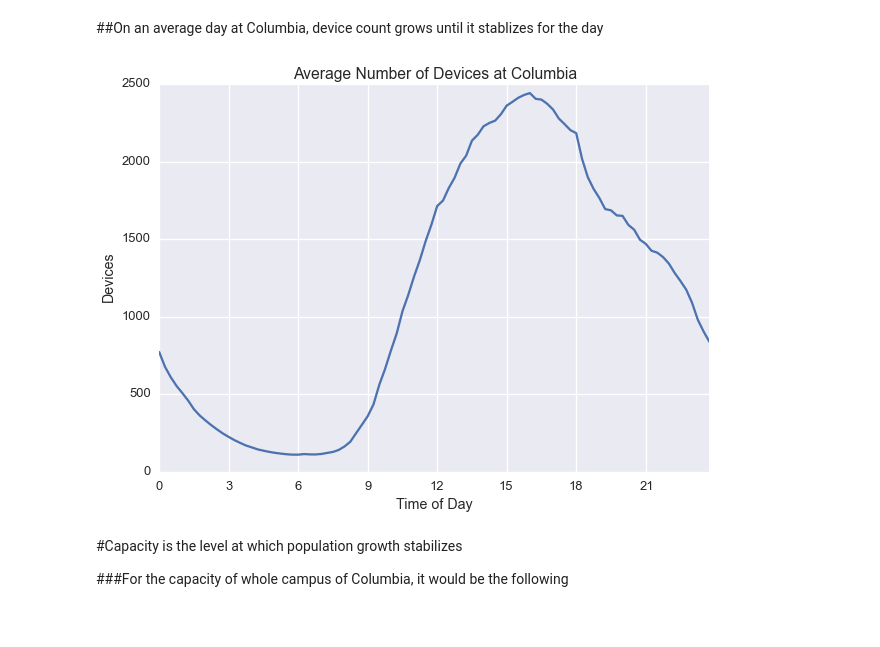
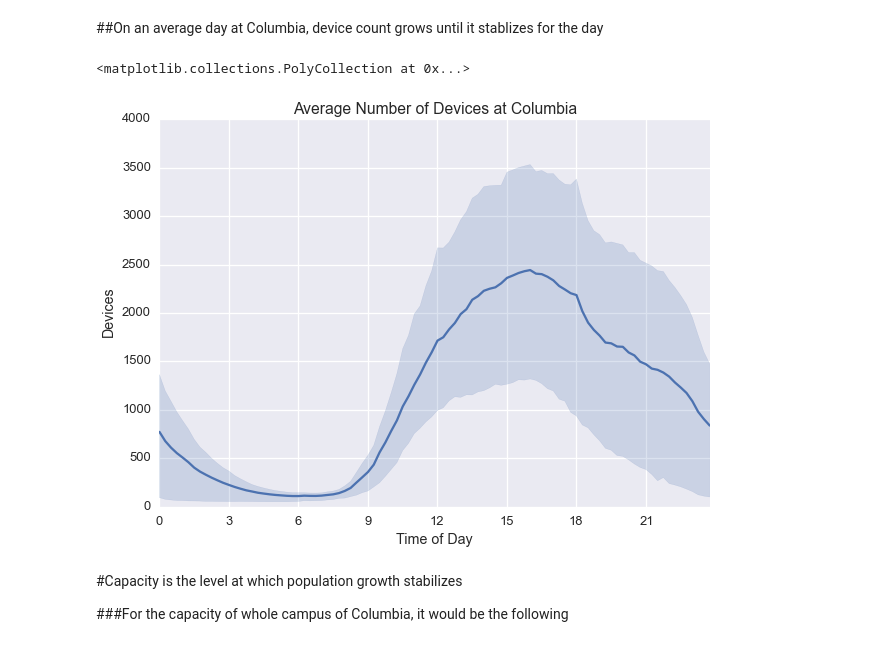
Before and after one commit to ADI-Labs/density, a Jupyter notebook: datasci/density_demo.ipynb, the cells around one changed output. Drawn from its saved outputs; the diff is of its cells as text; code cells hidden in the pictures.

```diff
--- a/datasci/density_demo.ipynb
+++ b/datasci/density_demo.ipynb
@@ -12,3 +44,3 @@ import requests
 # %%
-raw = pd.read_csv('../scripts/demo_data.csv', parse_dates = [0], index_col = 0)
+raw = pd.read_csv('../scripts/demo_data.csv')
 buildings = pd.read_csv('../scripts/buildings.csv', index_col = 0, header = None, squeeze = True)
@@ -25,3 +47,6 @@ Devices connect to wifi routers across Columbia's campus.  CUIT aggregates devic
+# %%
+raw['dump_time'] = pd.to_datetime(raw['dump_time'])
+raw = raw.set_index('dump_time')
 # %%
 raw.head()
 # %% [output]
@@ -86,15 +115,21 @@ def dayplot(plotfn, title):
     plt.xticks([0,3,6,9,12,15,18,21])
     plt.ylabel('Devices')
     plt.xlabel('Time of Day')
+    return ax
 # %% [markdown]
 ##On an average day at Columbia, device count grows until it stablizes for the day
 # %%
 totalday = pd.crosstab(raw.hrfrac, raw.index.date, values=raw.client_count, aggfunc=pd.Series.sum)
+total = raw.reset_index().groupby('dump_time').agg({'client_count':'sum', 'hrfrac':'mean'}).reset_index()
 
-dayplot(totalday.mean(axis=1), 'Average Number of Devices at Columbia')
-plt.savefig('../datasci/avg_day.png')
+ax = dayplot(totalday.mean(axis=1), 'Average Number of Devices at Columbia')
+palette = sns.color_palette()
+low = total.groupby("hrfrac")['client_count'].apply(np.percentile, 25)
+high = total.groupby("hrfrac")['client_count'].apply(np.percentile, 75)
+ax.fill_between(low.index, low, high, alpha=.2, color=palette.pop(0))
 # %% [output]
+<matplotlib.collections.PolyCollection at 0x...>
-[figure, old version]
+[figure, new version]
 # %% [markdown]
 #Capacity is the level at which population growth stabilizes
 
```
Also changed, not shown: parts of 13 cells of this notebook.
